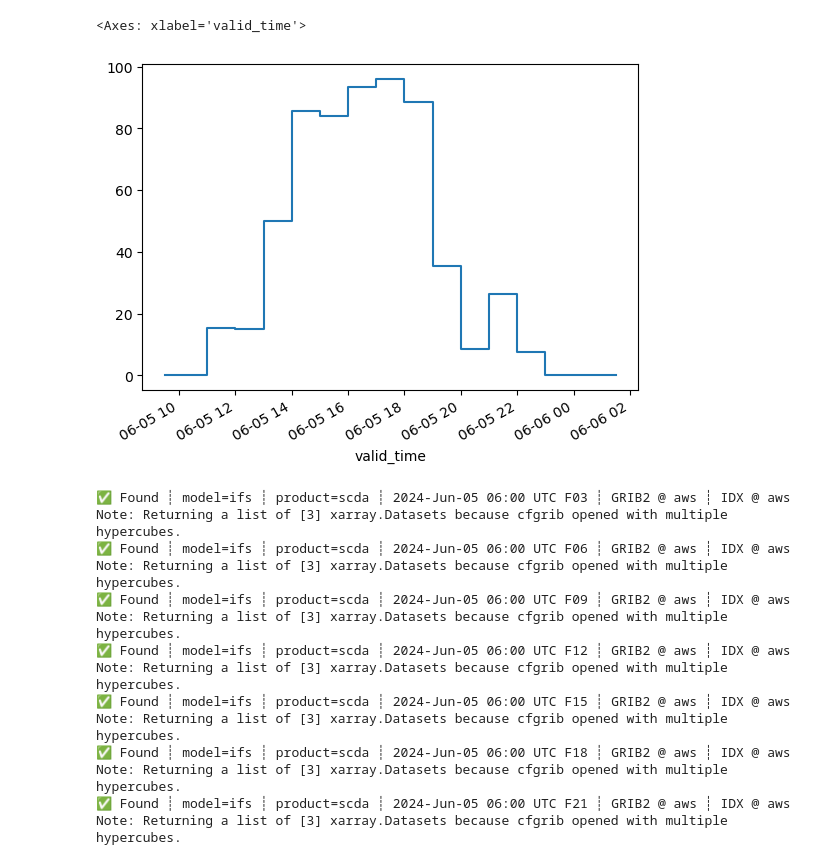
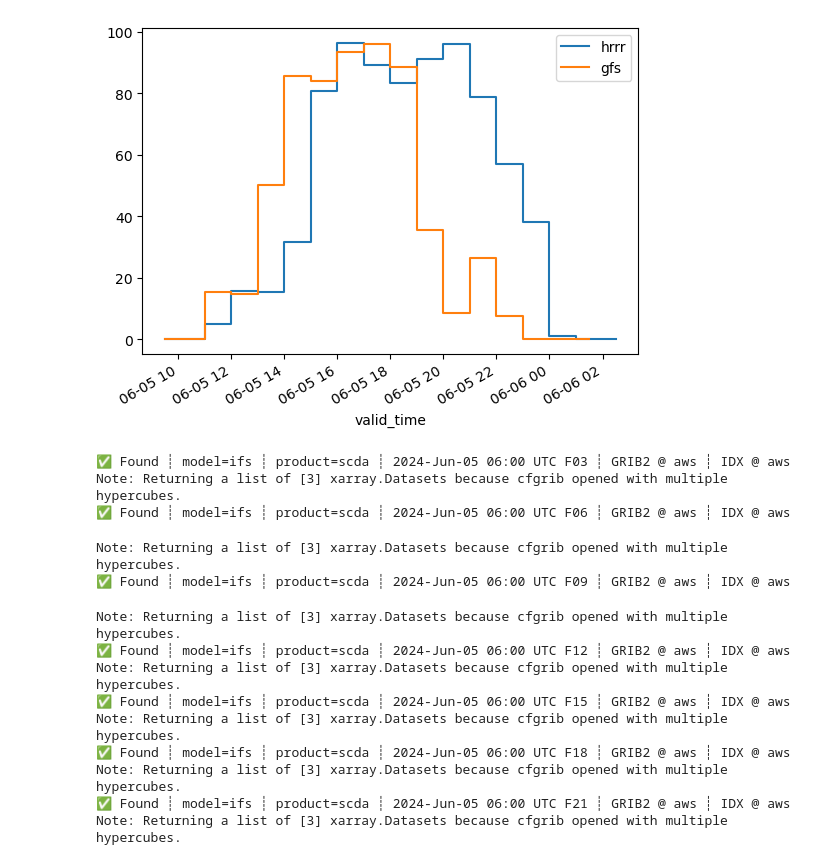
Before and after one commit to williamhobbs/energy-forecasting-tools, a Jupyter notebook: solar_example.ipynb, the cells around one changed output. Cells and saved outputs as stored; diff of their text form; code cells hidden in the pictures.

Commit message:
added hrrr

```diff
--- a/solar_example.ipynb
+++ b/solar_example.ipynb
@@ -43,3 +43,15 @@ gamma_pdc = -0.003
 shade_loss_model = 'linear'
 backtrack = False
 max_tracker_angle = 60
+# %%
+# get an intra-day forecast based on NOAA HRRR
+init_date = '2024-06-05 6:00'
+resource_data_hrrr = get_solar_forecast(
+    latitude,
+    longitude,
+    init_date,
+    length_hours=18, # 18 hours are included in the forecast
+    lead_time_hours=3, # forecast starts 3 hours out from the init_date
+    model='hrrr',
+)
+resource_data_hrrr['albedo'] = 0.2 # set a value for albedo
@@ -45,0 +86,16 @@ max_tracker_angle = 60
+# %%
+# model power using the forecasted resource data
+power_ac_forecast_hrrr, resource_data_hrrr_updated = model_pv_power(
+    resource_data=resource_data_hrrr,
+    latitude=latitude,
+    longitude=longitude,
+    mount_type=mount_type,
+    gcr=gcr,
+    nameplate_dc=nameplate_dc,
+    nameplate_ac=nameplate_ac,
+    dc_loss_fraction=dc_loss_fraction,
+    gamma_pdc=gamma_pdc,
+    shade_loss_model=shade_loss_model,
+    backtrack=backtrack,
+    max_tracker_angle=max_tracker_angle,
+)
@@ -101,13 +159,14 @@ power_ac_forecast_gfs, resource_data_gfs_updated = model_pv_power(
 )
 # %%
 # plot the result
-power_ac_forecast_gfs.plot(drawstyle='steps-mid')
+power_ac_forecast_hrrr.plot(label='hrrr', drawstyle='steps-mid')
+power_ac_forecast_gfs.plot(label='gfs',drawstyle='steps-mid')
+plt.legend()
+plt.show()
 # %% [output]
-<Axes: xlabel='valid_time'>
-[figure, old version]
+[figure, new version]
 # %%
 # get an intra-day forecast based on ECMWF IFS
-init_date = '2024-06-05 6:00'
 resource_data_ifs = get_solar_forecast(
     latitude,
     longitude,
@@ -121,17 +180,17 @@ resource_data_ifs['albedo'] = 0.2 # set a value for albedo
 ✅ Found ┊ model=ifs ┊ product=scda ┊ 2024-Jun-05 06:00 UTC F03 ┊ GRIB2 @ aws ┊ IDX @ aws
 Note: Returning a list of [3] xarray.Datasets because cfgrib opened with multiple hypercubes.
 ✅ Found ┊ model=ifs ┊ product=scda ┊ 2024-Jun-05 06:00 UTC F06 ┊ GRIB2 @ aws ┊ IDX @ aws
-Note: Returning a list of [3] xarray.Datasets because cfgrib opened with multiple hypercubes.
-✅ Found ┊ model=ifs ┊ product=scda ┊ 2024-Jun-05 06:00 UTC F09 ┊ GRIB2 @ aws ┊ IDX @ aws
-Note: Returning a list of [3] xarray.Datasets because cfgrib opened with multiple hypercubes.
-✅ Found ┊ model=ifs ┊ product=scda ┊ 2024-Jun-05 06:00 UTC F12 ┊ GRIB2 @ aws ┊ IDX @ aws
-Note: Returning a list of [3] xarray.Datasets because cfgrib opened with multiple hypercubes.
-✅ Found ┊ model=ifs ┊ product=scda ┊ 2024-Jun-05 06:00 UTC F15 ┊ GRIB2 @ aws ┊ IDX @ aws
-Note: Returning a list of [3] xarray.Datasets because cfgrib opened with multiple hypercubes.
-✅ Found ┊ model=ifs ┊ product=scda ┊ 2024-Jun-05 06:00 UTC F18 ┊ GRIB2 @ aws ┊ IDX @ aws
-Note: Returning a list of [3] xarray.Datasets because cfgrib opened with multiple hypercubes.
-✅ Found ┊ model=ifs ┊ product=scda ┊ 2024-Jun-05 06:00 UTC F21 ┊ GRIB2 @ aws ┊ IDX @ aws
-Note: Returning a list of [3] xarray.Datasets because cfgrib opened with multiple hypercubes.
+Note: Returning a list of [3] xarray.Datasets because cfgrib opened with multiple hypercubes.
+✅ Found ┊ model=ifs ┊ product=scda ┊ 2024-Jun-05 06:00 UTC F09 ┊ GRIB2 @ aws ┊ IDX @ aws
+Note: Returning a list of [3] xarray.Datasets because cfgrib opened with multiple hypercubes.
+✅ Found ┊ model=ifs ┊ product=scda ┊ 2024-Jun-05 06:00 UTC F12 ┊ GRIB2 @ aws ┊ IDX @ aws
+Note: Returning a list of [3] xarray.Datasets because cfgrib opened with multiple hypercubes.
+✅ Found ┊ model=ifs ┊ product=scda ┊ 2024-Jun-05 06:00 UTC F15 ┊ GRIB2 @ aws ┊ IDX @ aws
+Note: Returning a list of [3] xarray.Datasets because cfgrib opened with multiple hypercubes.
+✅ Found ┊ model=ifs ┊ product=scda ┊ 2024-Jun-05 06:00 UTC F18 ┊ GRIB2 @ aws ┊ IDX @ aws
+Note: Returning a list of [3] xarray.Datasets because cfgrib opened with multiple hypercubes.
+✅ Found ┊ model=ifs ┊ product=scda ┊ 2024-Jun-05 06:00 UTC F21 ┊ GRIB2 @ aws ┊ IDX @ aws
+Note: Returning a list of [3] xarray.Datasets because cfgrib opened with multiple hypercubes.
 # %%
 # model power using the forecasted resource data
 power_ac_forecast_ifs, resource_data_ifs_updated = model_pv_power(
```
Also changed, not shown: parts of 7 cells of this notebook, 1 other file.
